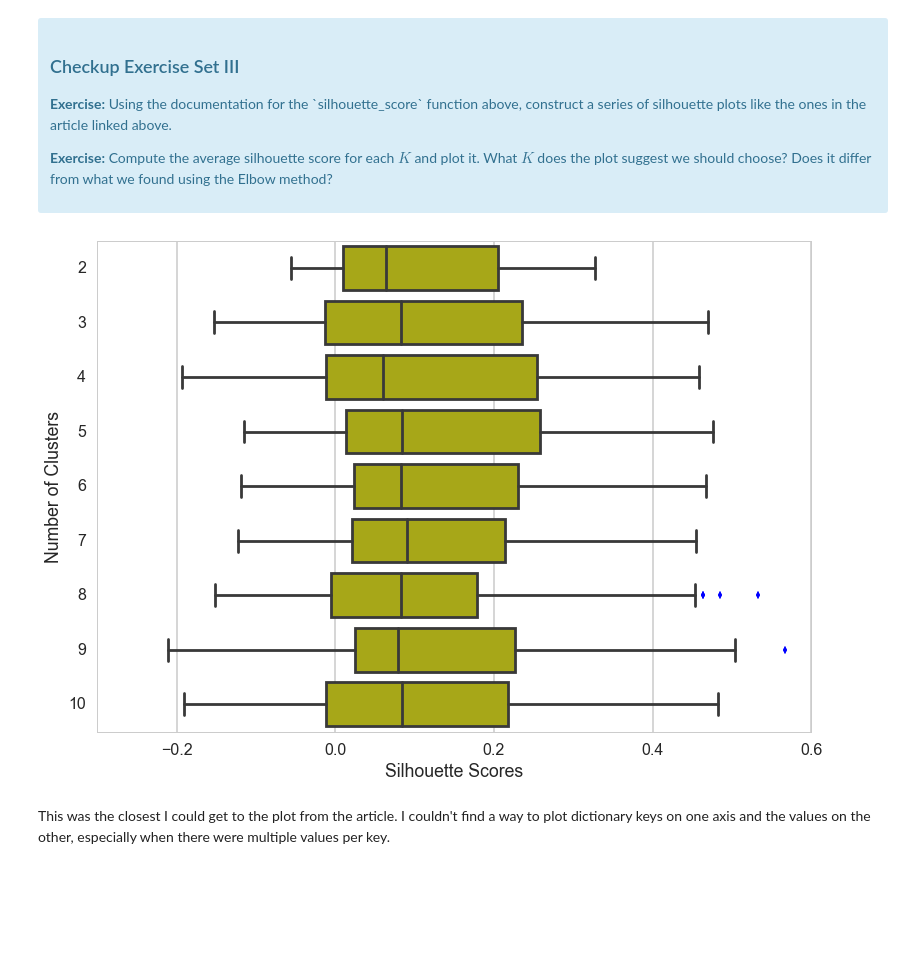
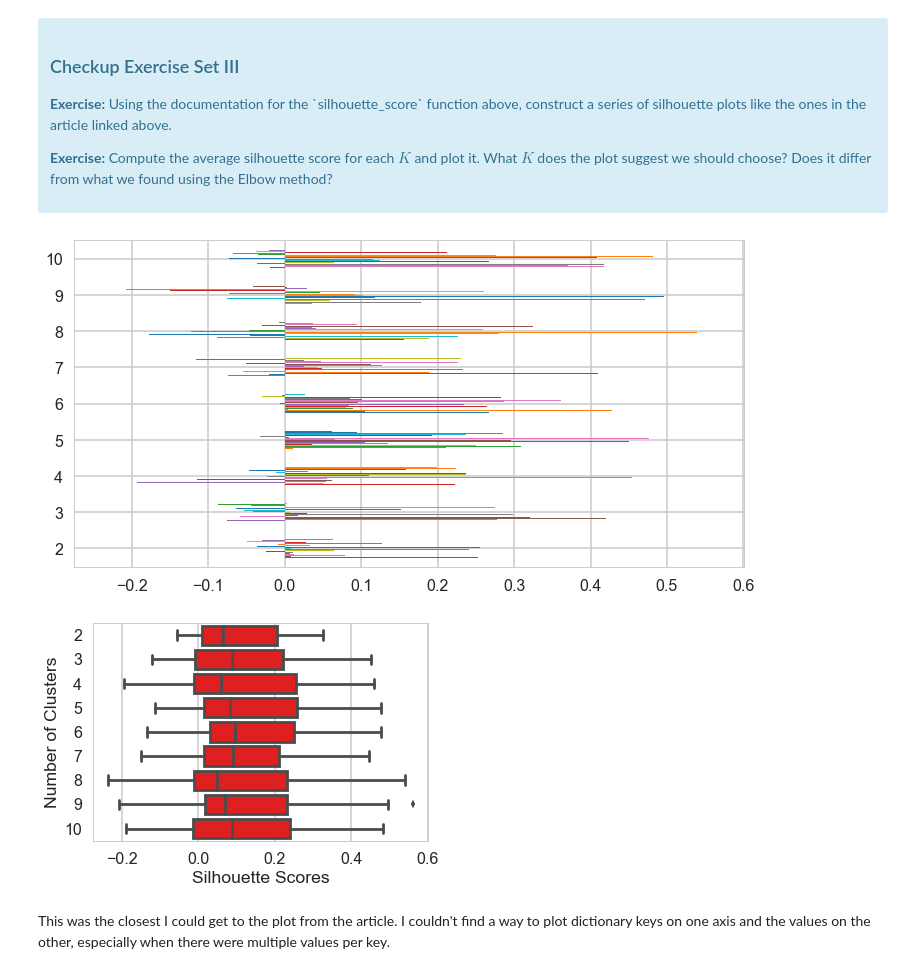
Before and after one commit to alvarojhu/clustering, a Jupyter notebook: Mini_Project_Clustering.ipynb, the cells around one changed output. Drawn from its saved outputs; the diff is of its cells as text; code cells hidden in the pictures; blank space fills up the shorter version.

```diff
--- a/Mini_Project_Clustering.ipynb
+++ b/Mini_Project_Clustering.ipynb
@@ -116,7 +116,7 @@ array([[ 0.,  0.,  0., ...,  1.,  0.,  0.],
 # %%
 from sklearn.cluster import KMeans
 ss = []
-ks = range(2,11)
+ks = np.arange(2,11)
 for i in ks:
     kmeans = KMeans(n_clusters=i)
     model = kmeans.fit(x_cols)
@@ -177,13 +177,18 @@ for i in ks:
     silhouettes.append(silhouettes_v)
     avg_sil.append(silhouettes_avg)
 sildict = dict(zip(ks, silhouettes))
+# %%
+df = pd.DataFrame(sildict).T
+_ = df.plot(kind = 'barh', figsize = (12,6), legend = False)
+# %% [output]
+[figure, added]
 # %%
 import seaborn
-_ = sns.boxplot(silhouettes, ks, orient = 'h', color = 'y')
+_ = sns.boxplot(silhouettes, ks, orient = 'h', color = 'r')
 _ = plt.xlabel('Silhouette Scores')
 _ = plt.ylabel('Number of Clusters')
 # %% [output]
-[figure, old version]
+[figure, new version]
 # %% [markdown]
 This was the closest I could get to the plot from the article. I couldn't find a way to plot dictionary keys on one axis and the values on the other, especially when there were multiple values per key.
 # %%
```
Also changed, not shown: parts of 19 cells of this notebook.
